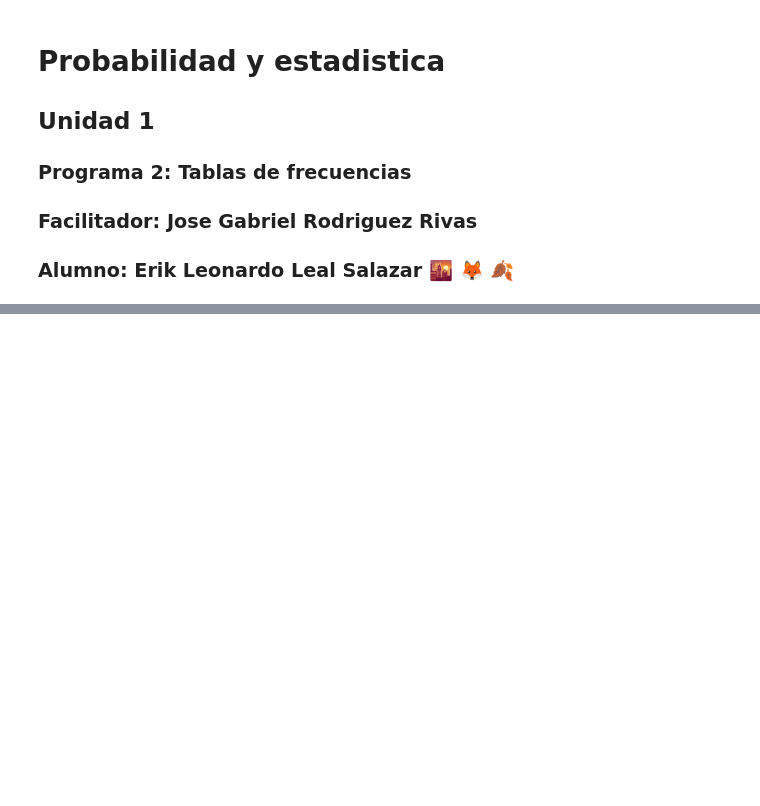
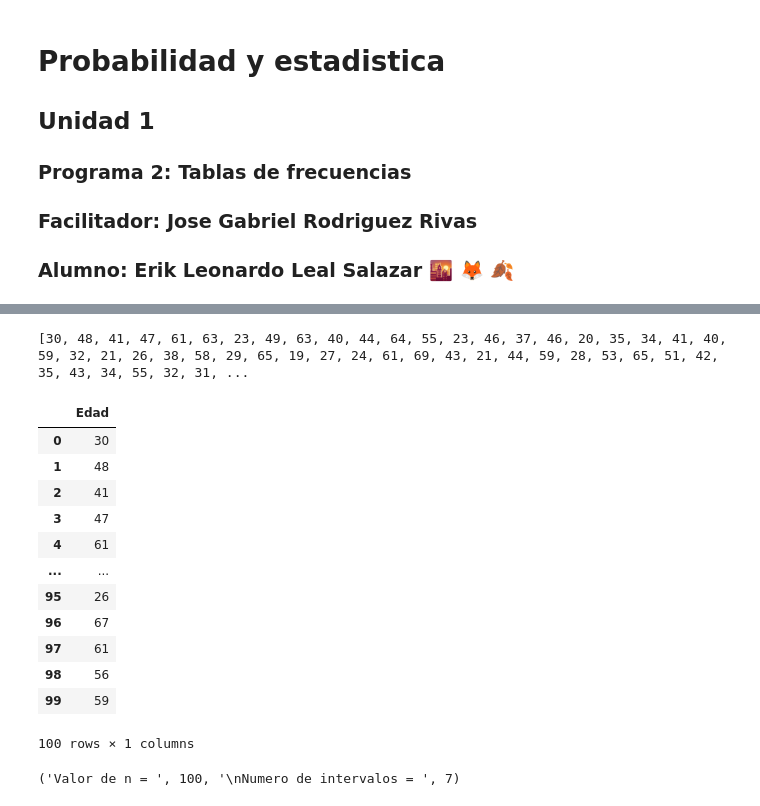
Before and after one commit to Leonardo-Leal-Salazar/Probabilidad1, a Jupyter notebook: Unidad1/PRO_U1_Practica3.ipynb, the cells around one changed output, grey strips where cells are left out. Saved outputs shown, nothing was run; the diff lists cells and outputs as text; code cells hidden in the pictures; blank space fills up the shorter version.

```diff
--- a/Unidad1/PRO_U1_Practica3.ipynb
+++ b/Unidad1/PRO_U1_Practica3.ipynb
@@ -120,0 +124,30 @@ tabla_frecuencias
+# %%
+# Volvemos a usar la lista edades
+print(edades)
+# %% [output]
+[30, 48, 41, 47, 61, 63, 23, 49, 63, 40, 44, 64, 55, 23, 46, 37, 46, 20, 35, 34, 41, 40, 59, 32, 21, 26, 38, 58, 29, 65, 19, 27, 24, 61, 69, 43, 21, 44, 59, 28, 53, 65, 51, 42, 35, 43, 34, 55, 32, 31, ...
+# %%
+# Crear un dataFrame con las edades
+df = pd.DataFrame({'Edad' : edades})
+df
+# %% [output]
+|  | Edad |
+| 0 | 30 |
+| 1 | 48 |
+| 2 | 41 |
+| 3 | 47 |
+| 4 | 61 |
+| ... | ... |
+| 95 | 26 |
+| 96 | 67 |
+| 97 | 61 |
+| 98 | 56 |
+| 99 | 59 |
+100 rows × 1 columns
+# %%
+# Calcular el numero de intervalos utilizando la regla de Surge
+n = len(edades)
+K = int(1 + math.log2(n))
+print(("Valor de n = ", n, "\nNumero de intervalos = ", K))
+# %% [output]
+('Valor de n = ', 100, '\nNumero de intervalos = ', 7)
```
Also changed, not shown: parts of 7 cells of this notebook.
